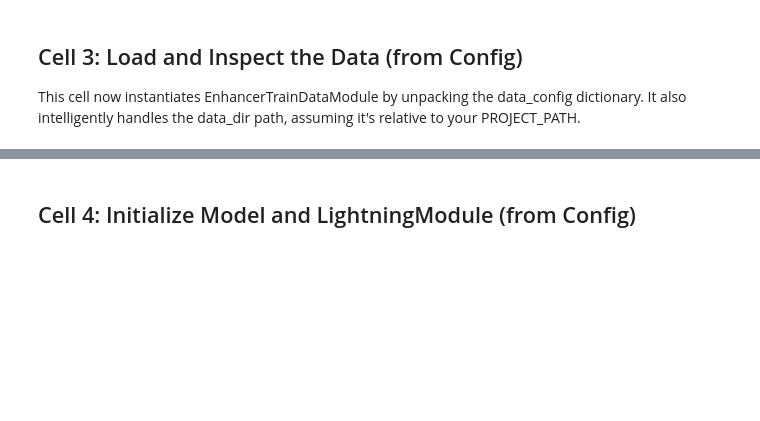
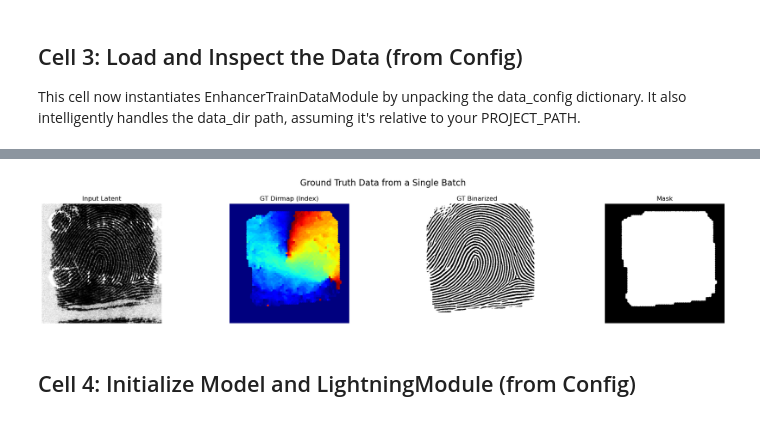
Before and after one commit to gdseabra/multitask-enhancement, a Jupyter notebook: notebooks/model_debug.ipynb, the cells around one changed output, grey strips where cells are left out. Cells and saved outputs as stored; diff of their text form; code cells hidden in the pictures; blank space fills up the shorter version.

Commit message:
refactor: batch label preprocessing

```diff
--- a/notebooks/model_debug.ipynb
+++ b/notebooks/model_debug.ipynb
@@ -226,3 +226,88 @@ Mask 'mask' shape:                      torch.Size([1, 1, 512, 512]), type: torc
+# %%
+import torch.nn.functional as F
+
+# Unpacks the batch tuple into its components.
+# x: Input tensor (e.g., images), shape (B, C_in, H_small, W_small)
+# true_dirmap_labels: Ground truth orientation labels at a small resolution
+#                     Shape: (B, 1, H/8, W/8)
+# y_orig, y_bin: Ground truth for enhancement (original and binary)
+# roi_mask: Region of Interest mask, full resolution, Shape: (B, 1, H, W)
+x, true_dirmap_labels, y_orig, y_bin, roi_mask = batch
+
+
+# --- Prepare Targets ---
+# Prepares (unpacks) the ground truth targets for loss calculation
+
+# Extracts 'original' and 'binary' ground truth, removing channel dim
+true_orig, true_bin = y_orig[:, 0, :, :], y_bin[:, 0, :, :]
+
+# Downsamples the full-resolution ROI mask to match the initial label map size (1/8th scale)
+# Output Shape: (B, 1, H/8, W/8)
+small_dirmap_mask = F.interpolate(roi_mask, scale_factor=1/8, mode="bilinear")
+
+# --- Start of Complex Target Preparation ---
+# The goal is to convert low-res angle labels (0-179) into full-res
+# class indices (0-89) and a background mask.
+
+# 'indices' holds the low-res angle labels. Shape: (B, 1, H/8, W/8)
+indices = true_dirmap_labels
+
+# Finds all pixels with odd-numbered angles
+is_odd = indices % 2 != 0
+# Rounds odd angles down (e.g., 179 -> 178)
+indices[is_odd] -= 1
+# Maps angle ranges [0,1], [2,3]...[178,179] to classes 0, 1... 89
+indices = indices // 2
+# 'indices' now holds classes 0-89. Shape: (B, 1, H/8, W/8)
+
+# Sets all pixels *outside* the downsampled ROI to class 90
+# Class 90 will serve as the "ignore" or "background" class
+indices[small_dirmap_mask == 0] = 90
+
+# Initializes a zero tensor for one-hot encoding
+# Shape: (B, 91, H/8, W/8) (90 classes + 1 'ignore' class)
+one_hot = torch.zeros(indices.shape[0], 91, indices.shape[-2], indices.shape[-1], dtype=torch.float32, device=indices.device)
+
+# Populates the 'one_hot' tensor.
+# For each pixel, it places a 1.0 at the channel index specified by 'indices'.
+# 'indices' shape (B, 1, H/8, W/8) is broadcast-compatible for scatter.
+one_hot.scatter_(dim=1, index=indices, value=1.0)
+
+# 'orientation_one_hot' is the low-res one-hot map. Shape: (B, 91, H/8, W/8)
+orientation_one_hot = one_hot
+
+# Upsamples the one-hot target map by 8x (from H/8, W/8 to H, W)
+# This matches the full resolution of the prediction 'pred_dirmap'
+# Bilinear interpolation creates "soft" boundaries between classes.
+# Output Shape: (B, 91, H, W)
+true_dirmap = F.interpolate(orientation_one_hot, scale_factor=8, mode="bilinear", align_corners=False)
+
+# Converts the "soft" upsampled map back to "hard" class indices
+# by taking the argmax along the channel (class) dimension.
+# Output Shape: (B, H, W)
+true_dirmap_idx = true_dirmap.argmax(dim=1)
+
+# Re-assigns 'true_dirmap_labels' to this new full-resolution index map
+# Adds a channel dimension back.
+# Output Shape: (B, 1, H, W).
+true_dirmap_labels = true_dirmap_idx.unsqueeze(1)
+
+# Creates a binary mask. Pixels are 1 (keep) if they are NOT the
+# 'ignore' class (90), and 0 (ignore) if they are.
+# Output Shape: (B, 1, H, W).
+dirmap_mask = (true_dirmap_labels != 90).long()
+
+# Sets the 'ignore' class pixels (90) to 0.
+# This is safe because 'dirmap_mask' already knows to ignore them.
+# This step makes the labels (0-89) compatible with the
+# 90-class prediction 'pred_dirmap'.
+true_dirmap_labels[true_dirmap_labels == 90] = 0
+
+pre_processed_labels_batch = (x, true_dirmap_labels, y_orig, y_bin, dirmap_mask)
+
+visualize_batch(pre_processed_labels_batch, title="Ground Truth Data from a Single Batch")
+# %% [output]
+[figure, added]
 # %% [markdown]
 ## Cell 4: Initialize Model and LightningModule (from Config)
 # %%
```
Also changed, not shown: parts of 8 cells of this notebook, 2 other files.
